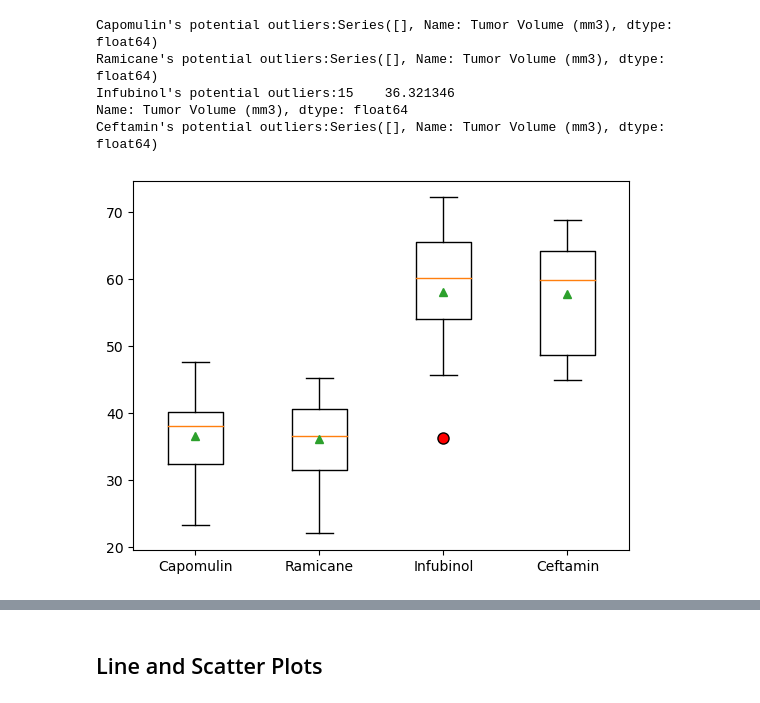
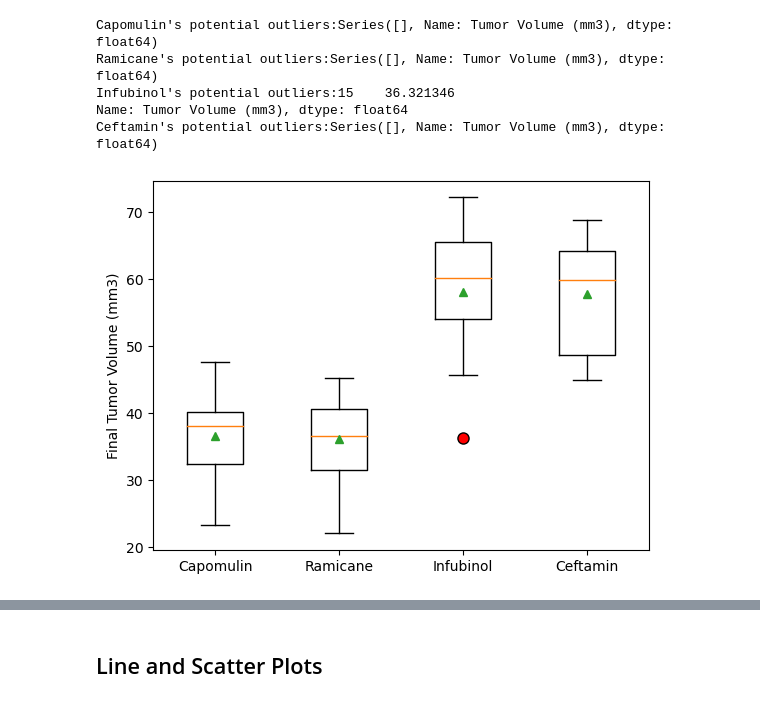
Before and after one commit to Talieh-Sh/DataVisualisation-chalenge, a Jupyter notebook: pymaceuticals_starter.ipynb, the cells around one changed output, grey strips where cells are left out. Cells and saved outputs as stored; diff of their text form; code cells hidden in the pictures.

```diff
--- a/pymaceuticals_starter.ipynb
+++ b/pymaceuticals_starter.ipynb
@@ -20,7 +20,7 @@ mouse_metadata = pd.read_csv(mouse_metadata_path)
 study_results = pd.read_csv(study_results_path)
 
 # Combine the data into a single DataFrame
-merged=pd.merge(study_results, mouse_metadata, how="left", on=["Mouse ID","Mouse ID"])
+merged=pd.merge(study_results, mouse_metadata, how="left", on="Mouse ID")
 # Display the data table for preview
 merged.head(5)
 # %% [output]
@@ -251,7 +266,11 @@ Infubinol's potential outliers:15    36.321346
 Name: Tumor Volume (mm3), dtype: float64
 Ceftamin's potential outliers:Series([], Name: Tumor Volume (mm3), dtype: float64)
 # %%
+# Generate a box plot that shows the distrubution of the tumor volume for each treatment group.
+
 plt.boxplot(tumor_vols, labels=treatments, showmeans=True,  flierprops={'markerfacecolor': 'red', 'markeredgecolor': 'black', 'markersize': 8})
+#plt.xlabel("Treatment")
+plt.ylabel("Final Tumor Volume (mm3)")
 plt.show()
 # %% [output]
-[figure, old version]
+[figure, new version]
```
Also changed, not shown: parts of 12 cells of this notebook.
